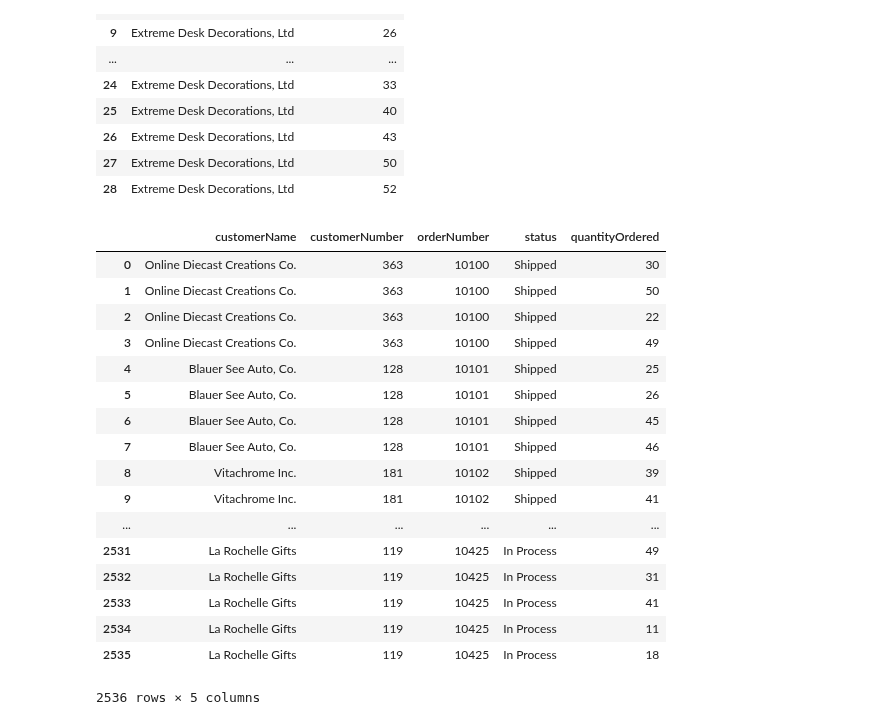
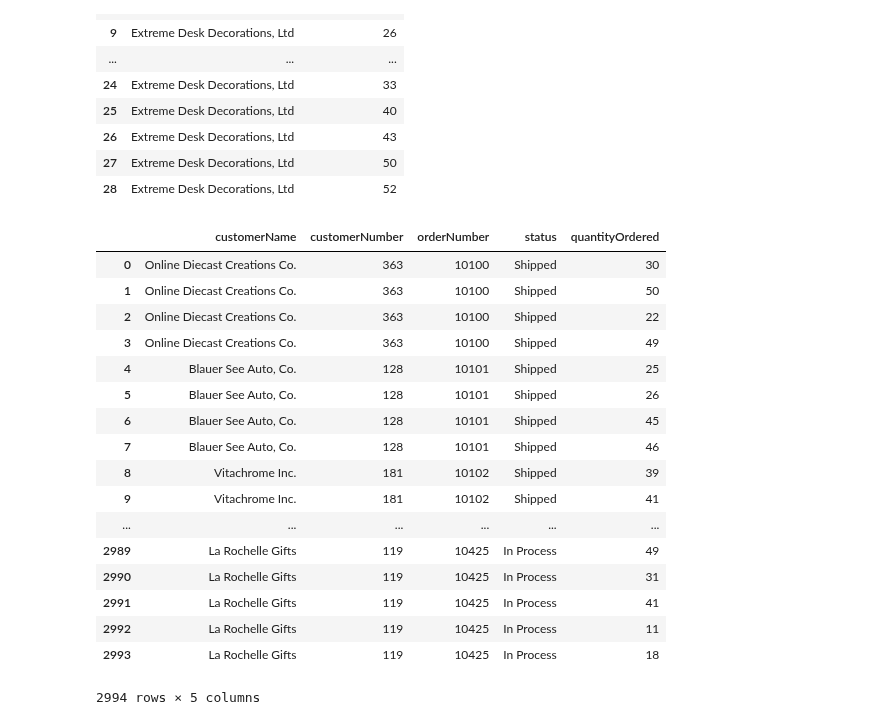
Before and after one commit to ColinFangshu/dsc-more-practice-with-sql-queries-lab-seattle-ds-career-051319, a Jupyter notebook: index.ipynb, the cells around one changed output. Cells and saved outputs as stored; diff of their text form; code cells hidden in the pictures.

```diff
--- a/index.ipynb
+++ b/index.ipynb
@@ -224,36 +224,36 @@ df
 | 27 | Extreme Desk Decorations, Ltd | 50 |
 | 28 | Extreme Desk Decorations, Ltd | 52 |
 # %%
-c.execute("""select distinct customerName, customerNumber, orderNumber, status, quantityOrdered
+c.execute("""select customerName, customerNumber, orderNumber, status, quantityOrdered
                     from customers
                     join orders
                     using (customerNumber)
                     join orderDetails
                     using (orderNumber)
                     where cast(quantityOrdered as int) >= 10
                     ;""")
 df = pd.DataFrame(c.fetchall())
 df.columns = [x[0] for x in c.description]
 df
 # %% [output]
 |  | customerName | customerNumber | orderNumber | status | quantityOrdered |
 | 0 | Online Diecast Creations Co. | 363 | 10100 | Shipped | 30 |
 | 1 | Online Diecast Creations Co. | 363 | 10100 | Shipped | 50 |
 | 2 | Online Diecast Creations Co. | 363 | 10100 | Shipped | 22 |
 | 3 | Online Diecast Creations Co. | 363 | 10100 | Shipped | 49 |
 | 4 | Blauer See Auto, Co. | 128 | 10101 | Shipped | 25 |
 | 5 | Blauer See Auto, Co. | 128 | 10101 | Shipped | 26 |
 | 6 | Blauer See Auto, Co. | 128 | 10101 | Shipped | 45 |
 | 7 | Blauer See Auto, Co. | 128 | 10101 | Shipped | 46 |
 | 8 | Vitachrome Inc. | 181 | 10102 | Shipped | 39 |
 | 9 | Vitachrome Inc. | 181 | 10102 | Shipped | 41 |
 | ... | ... | ... | ... | ... | ... |
-| 2531 | La Rochelle Gifts | 119 | 10425 | In Process | 49 |
-| 2532 | La Rochelle Gifts | 119 | 10425 | In Process | 31 |
-| 2533 | La Rochelle Gifts | 119 | 10425 | In Process | 41 |
-| 2534 | La Rochelle Gifts | 119 | 10425 | In Process | 11 |
-| 2535 | La Rochelle Gifts | 119 | 10425 | In Process | 18 |
+| 2989 | La Rochelle Gifts | 119 | 10425 | In Process | 49 |
+| 2990 | La Rochelle Gifts | 119 | 10425 | In Process | 31 |
+| 2991 | La Rochelle Gifts | 119 | 10425 | In Process | 41 |
+| 2992 | La Rochelle Gifts | 119 | 10425 | In Process | 11 |
+| 2993 | La Rochelle Gifts | 119 | 10425 | In Process | 18 |
-2536 rows × 5 columns
+2994 rows × 5 columns
 # %% [markdown]
 #### Expected Output
 
```
